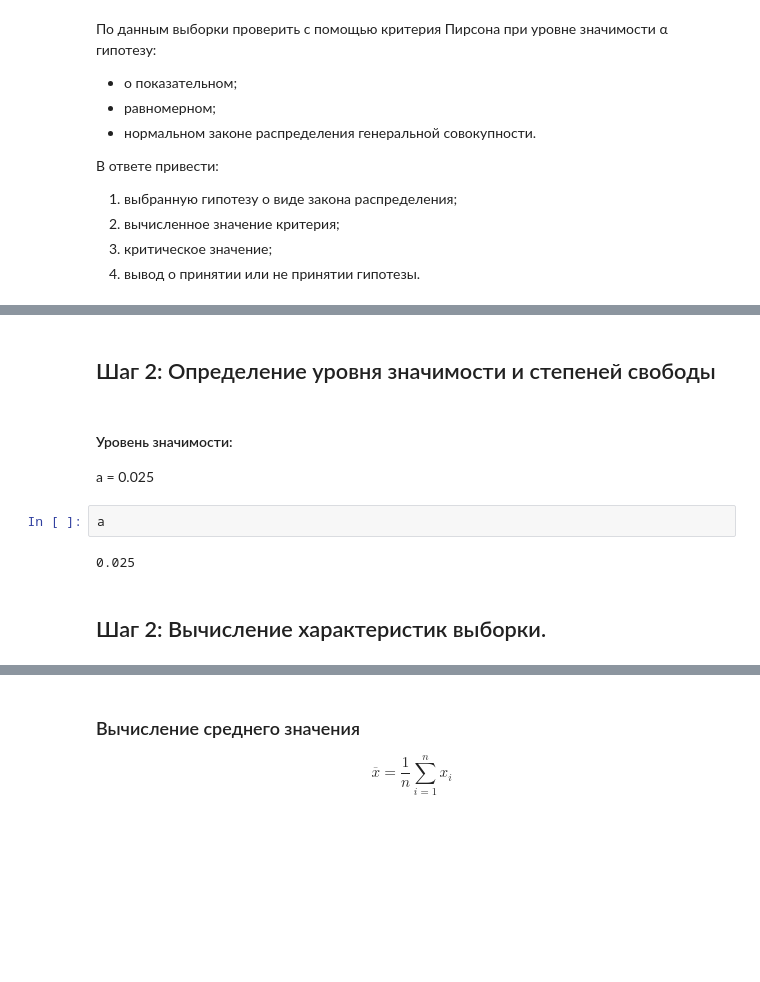
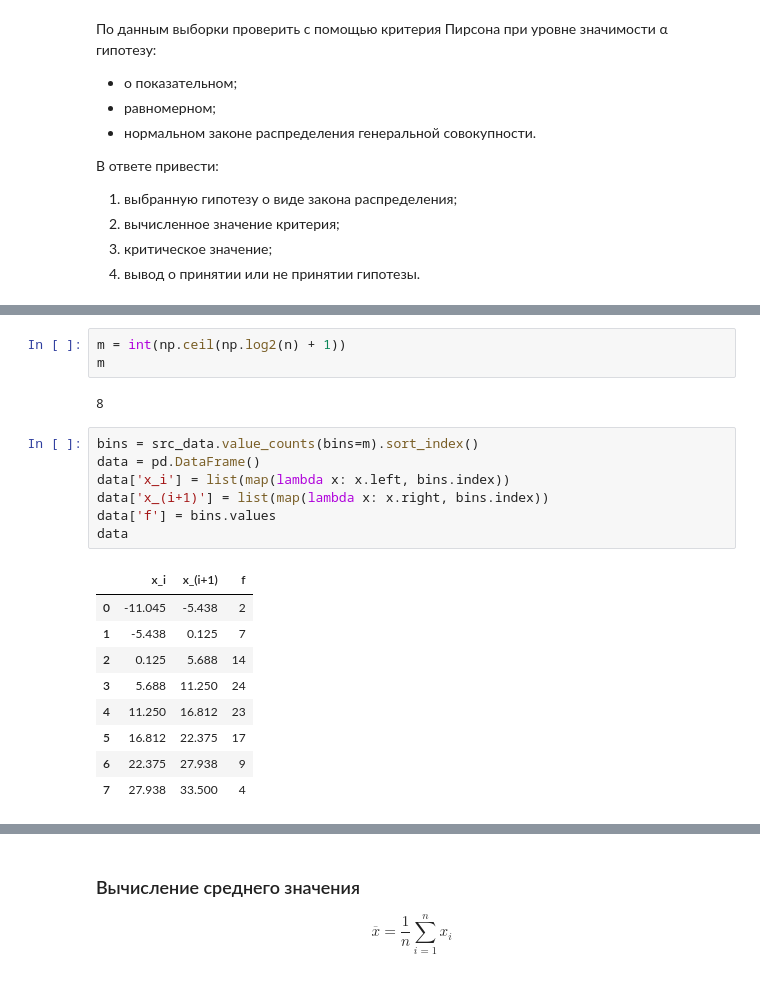
Before and after one commit to CosmDandy/Polytech-4-Sem-Statistics, a Jupyter notebook: Python/LB3/LB3_5.ipynb, the cells around one changed output, grey strips where cells are left out. Saved outputs shown, nothing was run; the diff lists cells and outputs as text; blank space fills up the shorter version.

```diff
--- a/Python/LB3/LB3_5.ipynb
+++ b/Python/LB3/LB3_5.ipynb
@@ -42,11 +50,22 @@ $H_1$: закон распределения генеральной совоку
-# %% [markdown]
-## Шаг 2: Определение уровня значимости и степеней свободы
-# %% [markdown]
-#### Уровень значимости:
-a = 0.025
-# %%
-a
-# %% [output]
-0.025
-# %% [markdown]
-## Шаг 2: Вычисление характеристик выборки.
+# %%
+m = int(np.ceil(np.log2(n) + 1))
+m
+# %% [output]
+8
+# %%
+bins = src_data.value_counts(bins=m).sort_index()
+data = pd.DataFrame()
+data['x_i'] = list(map(lambda x: x.left, bins.index))
+data['x_(i+1)'] = list(map(lambda x: x.right, bins.index))
+data['f'] = bins.values
+data
+# %% [output]
+|  | x_i | x_(i+1) | f |
+| 0 | -11.045 | -5.438 | 2 |
+| 1 | -5.438 | 0.125 | 7 |
+| 2 | 0.125 | 5.688 | 14 |
+| 3 | 5.688 | 11.250 | 24 |
+| 4 | 11.250 | 16.812 | 23 |
+| 5 | 16.812 | 22.375 | 17 |
+| 6 | 22.375 | 27.938 | 9 |
+| 7 | 27.938 | 33.500 | 4 |
```
Also changed, not shown: parts of 75 cells of this notebook, 2 other files.
